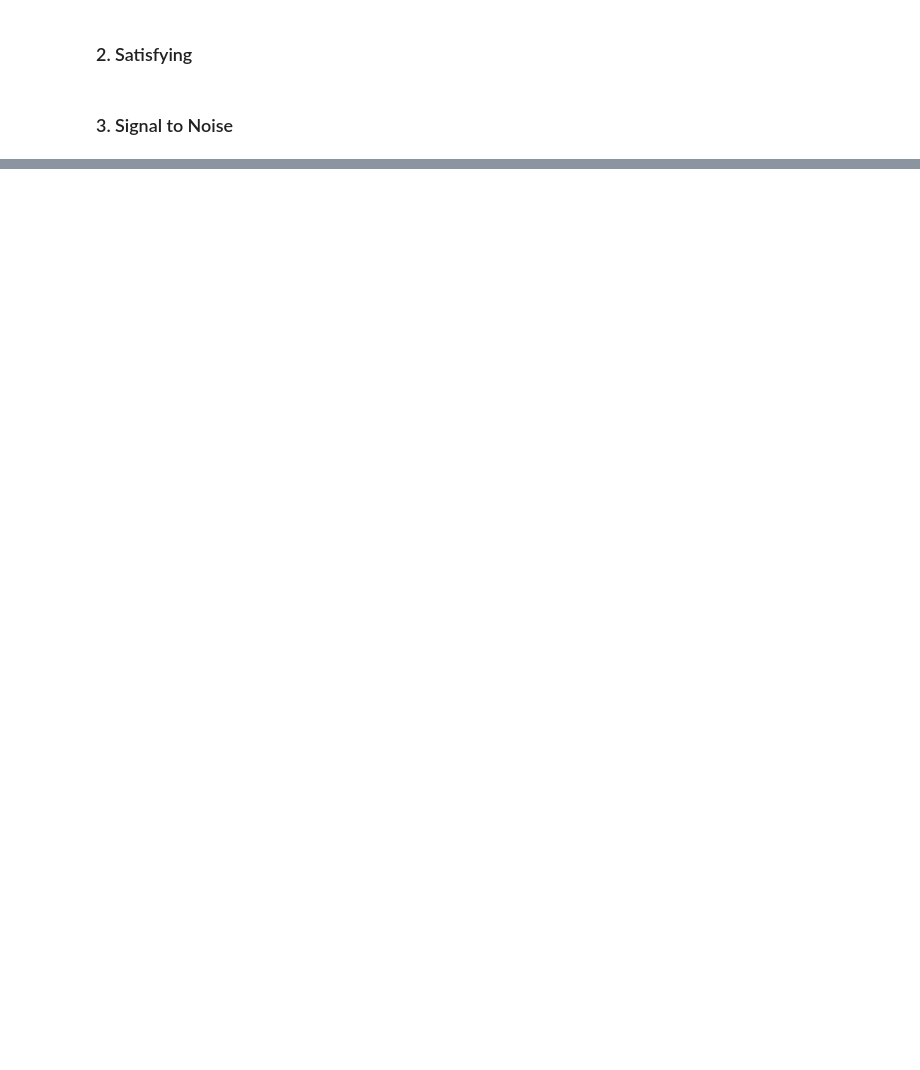
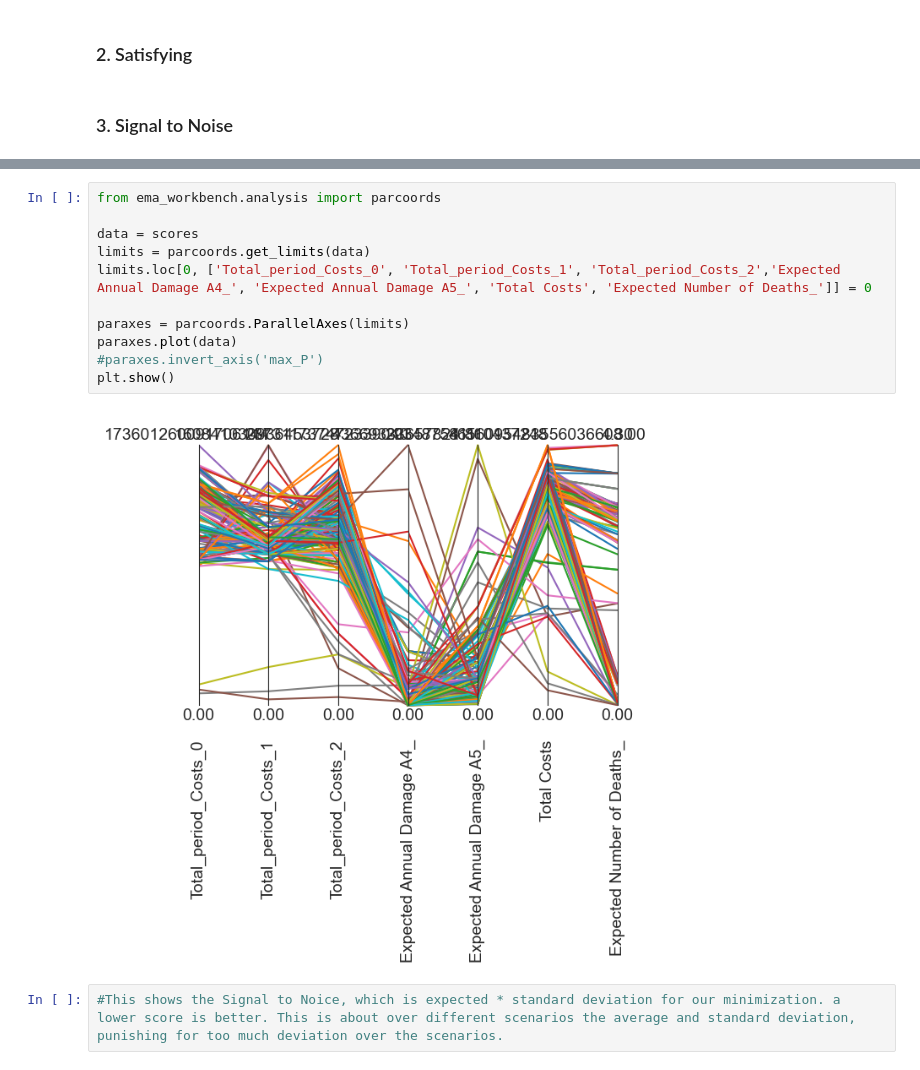
Before and after one commit to yhienz/epa141A_group3, a Jupyter notebook: final_ass_time_changed/Robustness_of_policies.ipynb, the cells around one changed output, grey strips where cells are left out. Saved outputs shown, nothing was run; the diff lists cells and outputs as text; blank space fills up the shorter version.

```diff
--- a/final_ass_time_changed/Robustness_of_policies.ipynb
+++ b/final_ass_time_changed/Robustness_of_policies.ipynb
@@ -314,0 +344,15 @@ scores
+# %%
+from ema_workbench.analysis import parcoords
+
+data = scores
+limits = parcoords.get_limits(data)
+limits.loc[0, ['Total_period_Costs_0', 'Total_period_Costs_1', 'Total_period_Costs_2','Expected Annual Damage A4_', 'Expected Annual Damage A5_', 'Total Costs', 'Expected Number of Deaths_']] = 0
+
+paraxes = parcoords.ParallelAxes(limits)
+paraxes.plot(data)
+#paraxes.invert_axis('max_P')
+plt.show()
+# %% [output]
+[figure, added]
+# %%
+#This shows the Signal to Noice, which is expected * standard deviation for our minimization. a lower score is better. This is about over different scenarios the average and standard deviation, punishing for too much deviation over the scenarios.
```
Also changed, not shown: parts of 7 cells of this notebook, 2 other files.
